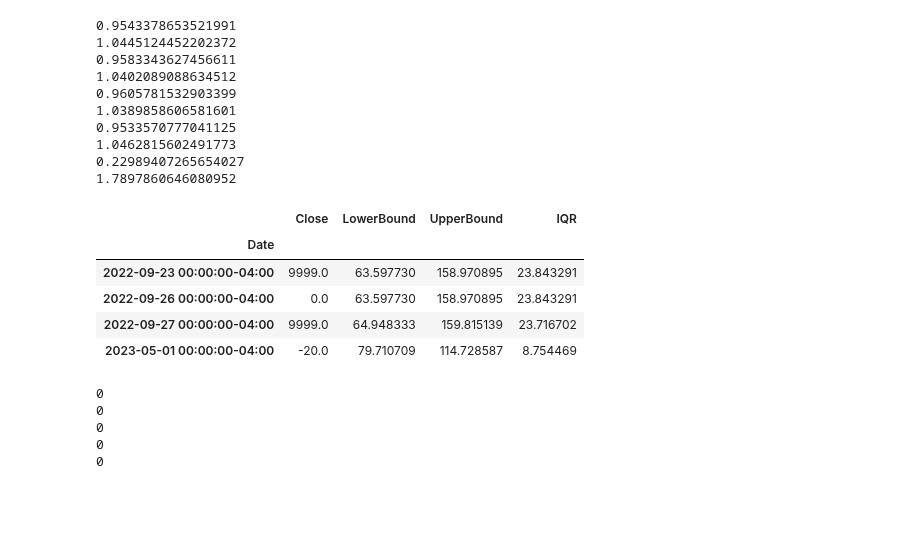
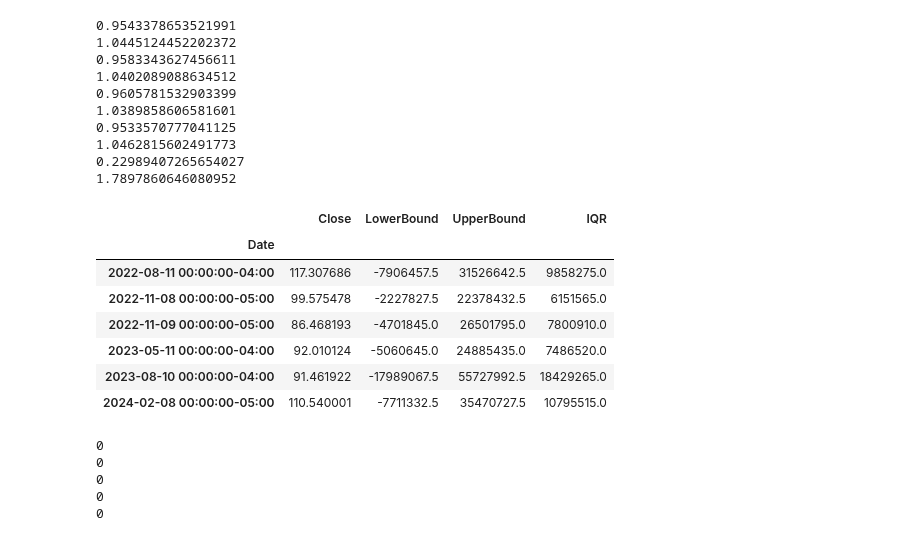
Before and after one commit to HillelCharbit/Trading-Algorithm-Project---google-trends, a Jupyter notebook: tom_jupyter_notebook.ipynb, the cells around one changed output. Cells and saved outputs as stored; diff of their text form; code cells hidden in the pictures; blank space fills up the shorter version.

```diff
--- a/tom_jupyter_notebook.ipynb
+++ b/tom_jupyter_notebook.ipynb
@@ -165,30 +165,33 @@ print(UpperBoundVolume)
 0.22989407265654027
 1.7897860646080952
 # %%
-def find_outliers(df, column, window, upperPrecentile = 0.95, lowerPrecentile = 0.05):
+def find_outliers(df, column, window, upperPrecentile = 0.75, lowerPrecentile = 0.25):
     local_df = df.copy()
     local_df['IQR'] = local_df[column].rolling(window=window).quantile(upperPrecentile) - local_df[column].rolling(window=window).quantile(lowerPrecentile)
     local_df['LowerBound'] = local_df[column].rolling(window=window).quantile(lowerPrecentile) - (1.5 * local_df['IQR'])
     local_df['UpperBound'] = local_df[column].rolling(window=window).quantile(upperPrecentile) + (1.5 * local_df['IQR'])
     local_df['Outlier'] = (local_df[column] < local_df['LowerBound']) | (local_df[column] > local_df['UpperBound'])
     return local_df
 
 #OpenOutliers = find_outliers(df, 'Open', 20)
 #HighOutliers = find_outliers(df, 'High', 20)
 #LowOutliers = find_outliers(df, 'Low', 20)
-CloseOutliers = find_outliers(df, 'Close', 50)
-#VolumeOutliers = find_outliers(df, 'Volume', 20)
+CloseOutliers = find_outliers(df, 'Close', 50, 0.95, 0.05)
+VolumeOutliers = find_outliers(df, 'Volume', 50, 0.95, 0.05)
 
 #completeOutliers = CloseOutliers #| VolumeOutliers
 
-CloseOutliers[CloseOutliers['Outlier']][['Close', 'LowerBound', 'UpperBound', 'IQR']]
+#CloseOutliers[CloseOutliers['Outlier']][['Close', 'LowerBound', 'UpperBound', 'IQR']]
+VolumeOutliers[VolumeOutliers['Outlier']][['Close', 'LowerBound', 'UpperBound', 'IQR']]
 # %% [output]
 |  | Close | LowerBound | UpperBound | IQR |
 | Date |  |  |  |  |
-| 2022-09-23 00:00:00-04:00 | 9999.0 | 63.597730 | 158.970895 | 23.843291 |
-| 2022-09-26 00:00:00-04:00 | 0.0 | 63.597730 | 158.970895 | 23.843291 |
-| 2022-09-27 00:00:00-04:00 | 9999.0 | 64.948333 | 159.815139 | 23.716702 |
-| 2023-05-01 00:00:00-04:00 | -20.0 | 79.710709 | 114.728587 | 8.754469 |
+| 2022-08-11 00:00:00-04:00 | 117.307686 | -7906457.5 | 31526642.5 | 9858275.0 |
+| 2022-11-08 00:00:00-05:00 | 99.575478 | -2227827.5 | 22378432.5 | 6151565.0 |
+| 2022-11-09 00:00:00-05:00 | 86.468193 | -4701845.0 | 26501795.0 | 7800910.0 |
+| 2023-05-11 00:00:00-04:00 | 92.010124 | -5060645.0 | 24885435.0 | 7486520.0 |
+| 2023-08-10 00:00:00-04:00 | 91.461922 | -17989067.5 | 55727992.5 | 18429265.0 |
+| 2024-02-08 00:00:00-05:00 | 110.540001 | -7711332.5 | 35470727.5 | 10795515.0 |
 # %%
 print(f'{df['precentChangeOpen'][(df['precentChangeOpen'] > UpperBoundOpen) & (df['precentChangeOpen'] < LowerBoundOpen)].count()}')
 print(f'{df['precentChangeHigh'][(df['precentChangeHigh'] > UpperBoundHigh) & (df['precentChangeHigh'] < LowerBoundHigh)].count()}')
```
Also changed, not shown: 1 other file.
